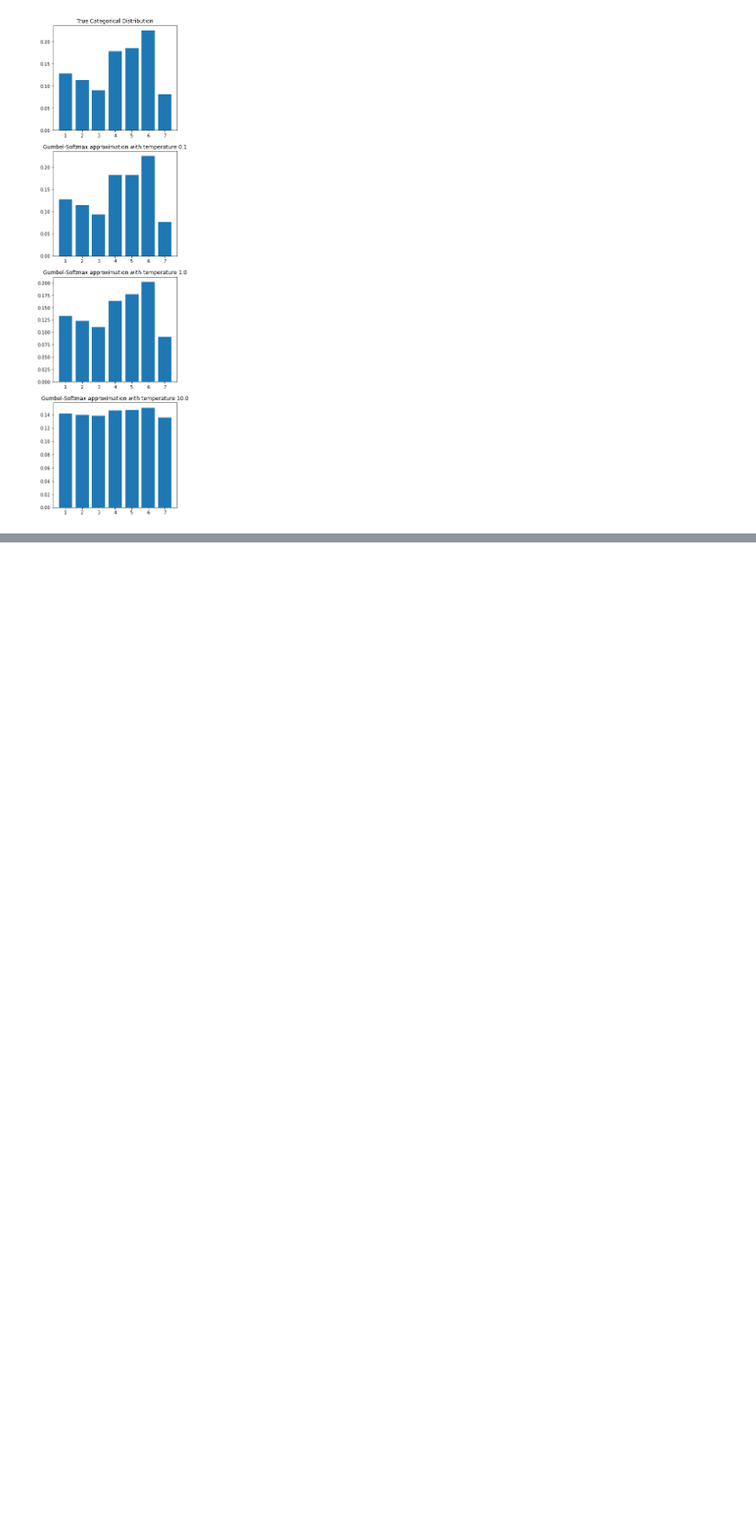
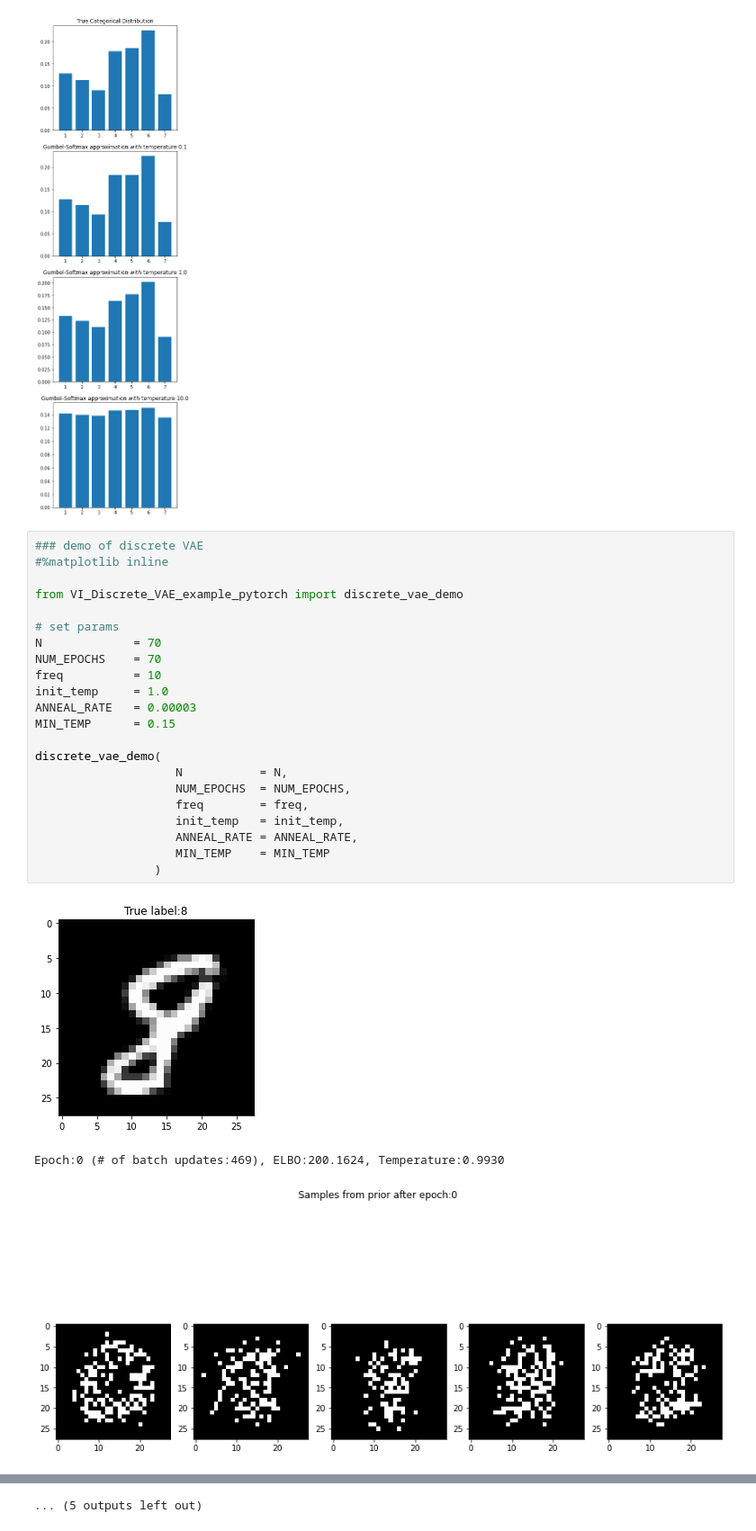
Before and after one commit to evgeniilobzaev/variational-inference-tutorial, a Jupyter notebook: Variational-inference-demo.ipynb, the cells around one changed output, grey strips where cells are left out. Shown at 90% size. Cells and saved outputs as stored; diff of their text form; blank space fills up the shorter version.

```diff
--- a/Variational-inference-demo.ipynb
+++ b/Variational-inference-demo.ipynb
@@ -371,3 +373,29 @@ gumbel_softmax_demo(
 Our probabilities vector with 7 categories: [0.12753624 0.11304348 0.09565217 0.17391305 0.1826087  0.2289855
  0.07826087]
 [figure]
+# %%
+### demo of discrete VAE
+#%matplotlib inline
+
+from VI_Discrete_VAE_example_pytorch import discrete_vae_demo
+
+# set params
+N             = 70
+NUM_EPOCHS    = 70
+freq          = 10
+init_temp     = 1.0
+ANNEAL_RATE   = 0.00003
+MIN_TEMP      = 0.15
+
+discrete_vae_demo(
+                    N           = N,
+                    NUM_EPOCHS  = NUM_EPOCHS,
+                    freq        = freq,
+                    init_temp   = init_temp,
+                    ANNEAL_RATE = ANNEAL_RATE,
+                    MIN_TEMP    = MIN_TEMP
+                 )
+# %% [output]
+[figure, added]
+Epoch:0 (# of batch updates:469), ELBO:200.1624, Temperature:0.9930
+[figure, added]
@@ -373,0 +456 @@ Our probabilities vector with 7 categories: [0.12753624 0.11304348 0.09565217 0.
+... (5 outputs left out)
```
Also changed, not shown: parts of 5 cells of this notebook, 6 other files.
